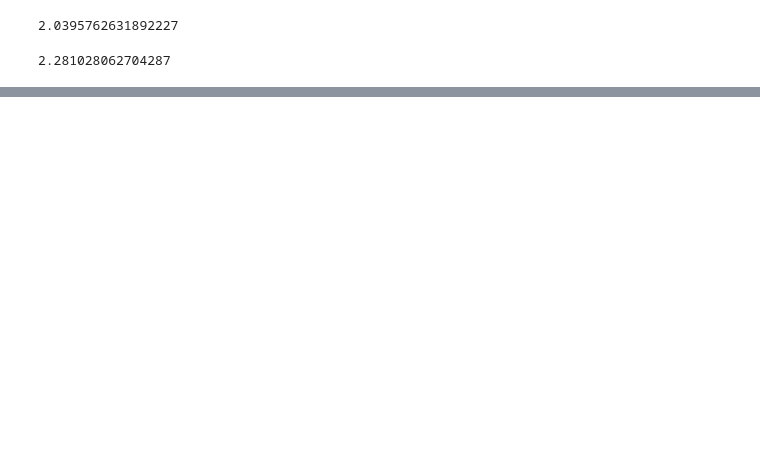
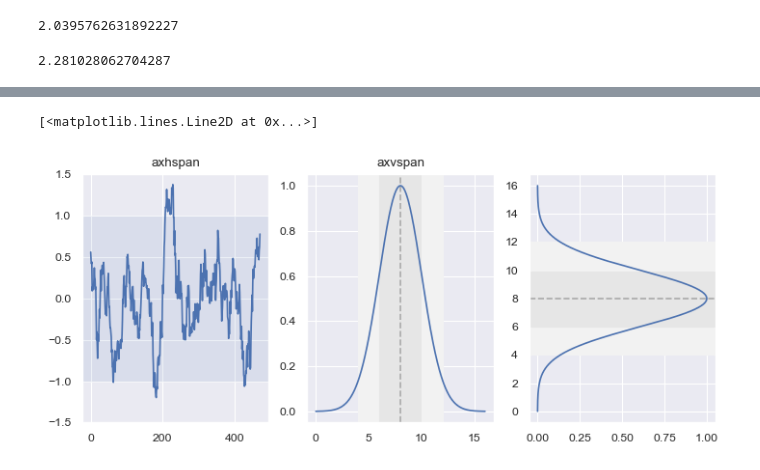
Before and after one commit to j4ggr/DaSPi, a Jupyter notebook: notebooks/doc-content_process-analysis.ipynb, the cells around one changed output, grey strips where cells are left out. Drawn from its saved outputs; the diff is of its cells as text; code cells hidden in the pictures; blank space fills up the shorter version.

```diff
--- a/notebooks/doc-content_process-analysis.ipynb
+++ b/notebooks/doc-content_process-analysis.ipynb
@@ -247,0 +226,34 @@ for (kernel, fraction), ax in zip(options.items(), axs):
+# %%
+import matplotlib.pyplot as plt
+import numpy as np
+import daspi as dsp
+
+dsp.style.use('seaborn')
+
+fig, (ax1, ax2, ax3) = plt.subplots(1, 3, figsize=(7, 3))
+
+np.random.seed(19680801)
+s = 2.9 * np.convolve(np.random.randn(500), np.ones(30) / 30, mode='valid')
+ax1.plot(s)
+ax1.axhspan(-1, 1, alpha=0.1)
+ax1.set(ylim=(-1.5, 1.5), title="axhspan")
+
+mu = 8
+sigma = 2
+x = np.linspace(0, 16, 401)
+y = np.exp(-((x-mu)**2)/(2*sigma**2))
+ax2.axvspan(mu-2*sigma, mu-sigma, color='0.95')
+ax2.axvspan(mu-sigma, mu+sigma, color='0.9')
+ax2.axvspan(mu+sigma, mu+2*sigma, color='0.95')
+ax2.axvline(mu, color='darkgrey', linestyle='--')
+ax2.plot(x, y)
+ax2.set(title="axvspan")
+
+ax3.axhspan(mu-2*sigma, mu-sigma, color='0.95')
+ax3.axhspan(mu-sigma, mu+sigma, color='0.9')
+ax3.axhspan(mu+sigma, mu+2*sigma, color='0.95')
+ax3.axhline(mu, color='darkgrey', linestyle='--')
+ax3.plot(y, x)
+# %% [output]
+[<matplotlib.lines.Line2D at 0x...>]
+[figure, added]
```
Also changed, not shown: parts of 7 cells of this notebook, 4 other files.
